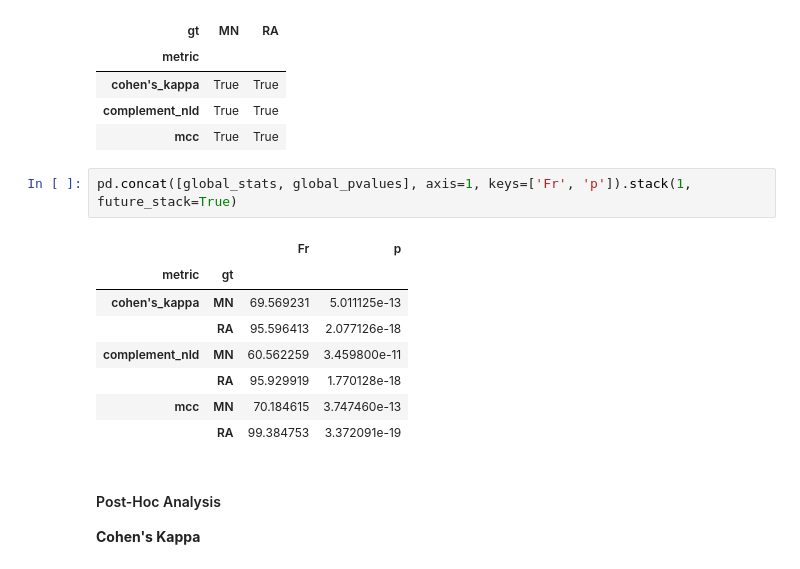
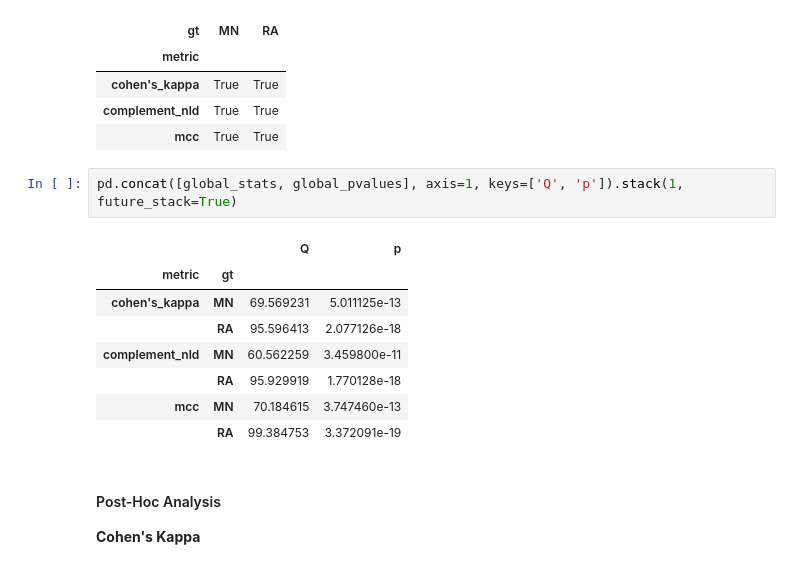
Before and after one commit to huji-hcnl/pEYES, a Jupyter notebook: analysis/_article_results/lund2013/detector_analysis/fig3-sample_agreement.ipynb, the cells around one changed output. Saved outputs shown, nothing was run; the diff lists cells and outputs as text.

Commit message:
rename Friedman's stat to Q

```diff
--- a/analysis/_article_results/lund2013/detector_analysis/fig3-sample_agreement.ipynb
+++ b/analysis/_article_results/lund2013/detector_analysis/fig3-sample_agreement.ipynb
@@ -31,9 +31,9 @@ global_pvalues <= ALPHA
 | complement_nld | True | True |
 | mcc | True | True |
 # %%
-pd.concat([global_stats, global_pvalues], axis=1, keys=['Fr', 'p']).stack(1, future_stack=True)
+pd.concat([global_stats, global_pvalues], axis=1, keys=['Q', 'p']).stack(1, future_stack=True)
 # %% [output]
-|  |  | Fr | p |
+|  |  | Q | p |
 | metric | gt |  |  |
 | cohen's_kappa | MN | 69.569231 | 5.011125e-13 |
 |  | RA | 95.596413 | 2.077126e-18 |
```
